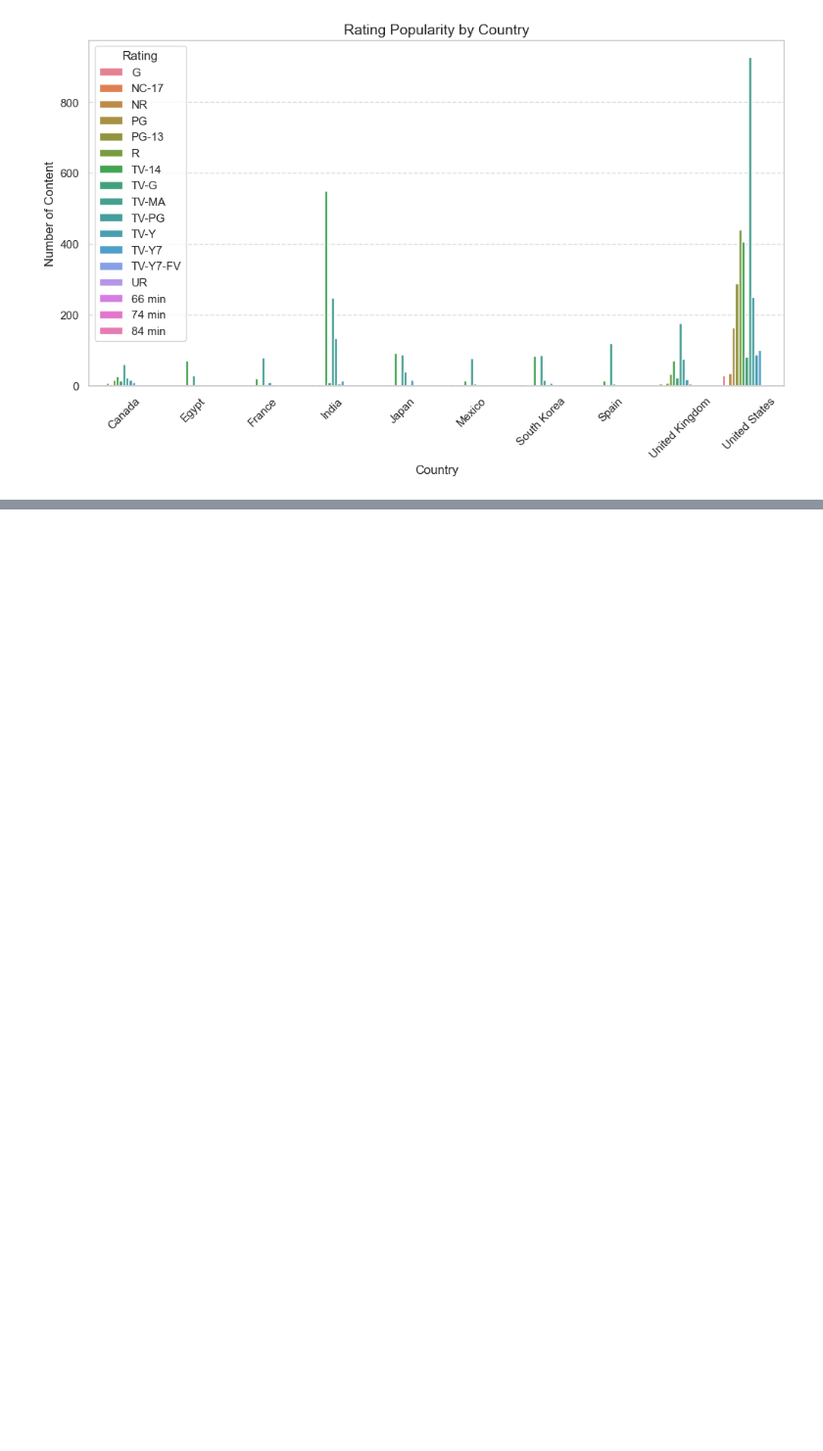
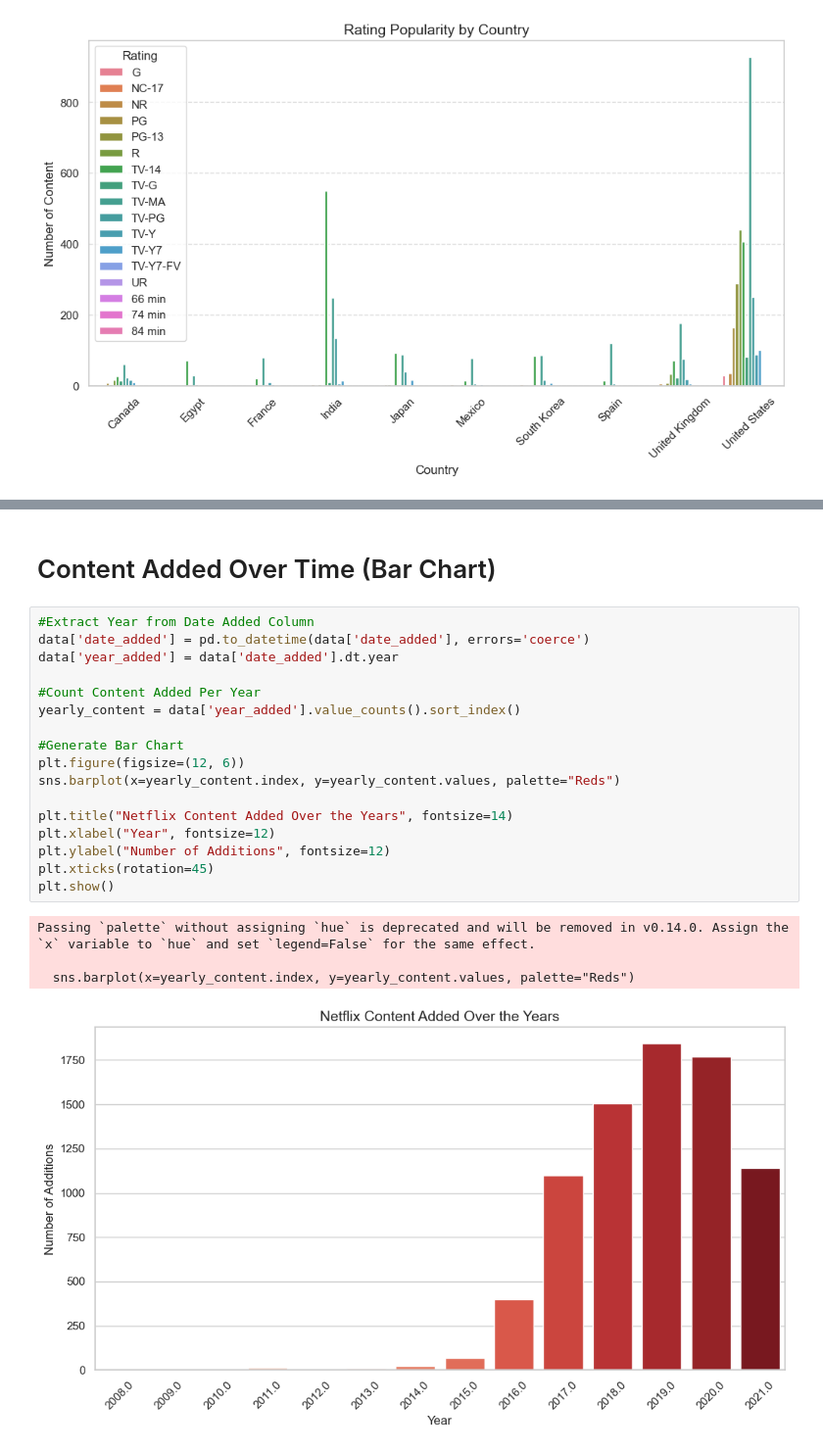
Before and after one commit to TabashuMekkunnilThulasi/Python_Practice, a Jupyter notebook: EDA_Sample.ipynb, the cells around one changed output, grey strips where cells are left out. Shown at 98% size. Saved outputs shown, nothing was run; the diff lists cells and outputs as text; blank space fills up the shorter version.

```diff
--- a/EDA_Sample.ipynb
+++ b/EDA_Sample.ipynb
@@ -374,0 +403,24 @@ plt.show()
+# %% [markdown]
+# Content Added Over Time (Bar Chart)
+# %%
+#Extract Year from Date Added Column
+data['date_added'] = pd.to_datetime(data['date_added'], errors='coerce')
+data['year_added'] = data['date_added'].dt.year
+
+#Count Content Added Per Year
+yearly_content = data['year_added'].value_counts().sort_index()
+
+#Generate Bar Chart
+plt.figure(figsize=(12, 6))
+sns.barplot(x=yearly_content.index, y=yearly_content.values, palette="Reds")
+
+plt.title("Netflix Content Added Over the Years", fontsize=14)
+plt.xlabel("Year", fontsize=12)
+plt.ylabel("Number of Additions", fontsize=12)
+plt.xticks(rotation=45)
+plt.show()
+# %% [output]
+Passing `palette` without assigning `hue` is deprecated and will be removed in v0.14.0. Assign the `x` variable to `hue` and set `legend=False` for the same effect.
+
+  sns.barplot(x=yearly_content.index, y=yearly_content.values, palette="Reds")
+[figure, added]
```
Also changed, not shown: parts of 11 cells of this notebook.
